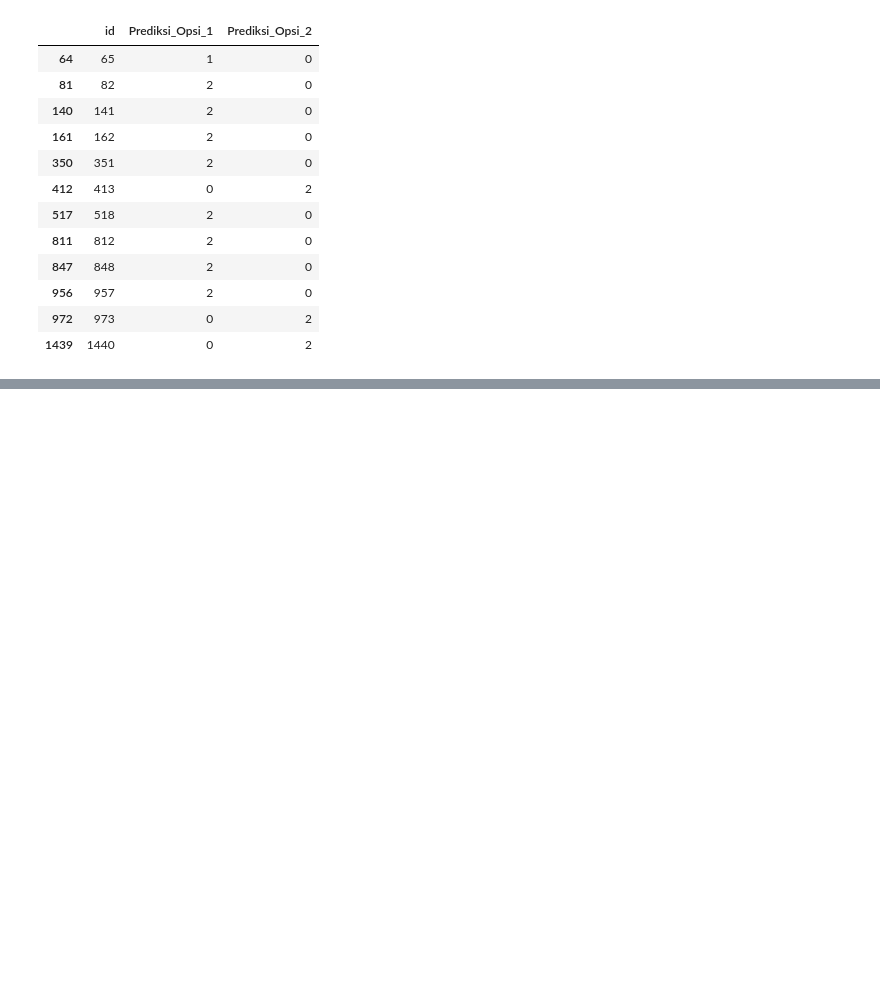
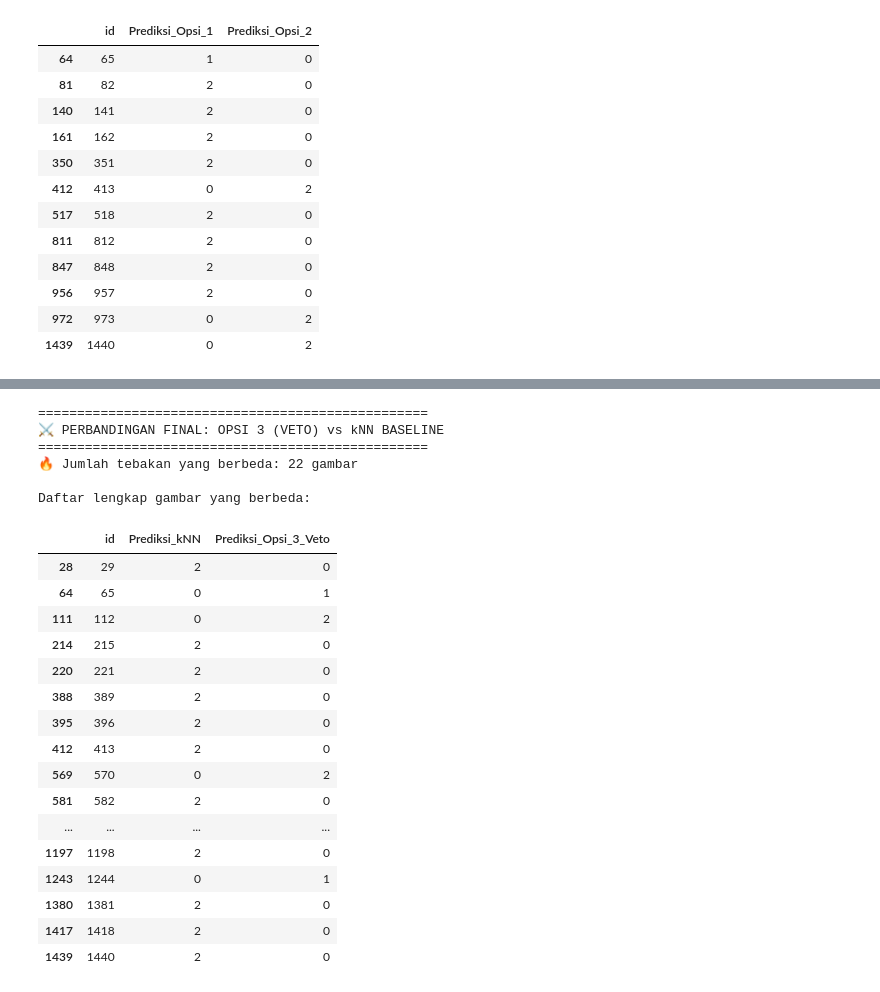
Before and after one commit to agaggigit/satria-data-bdcugm02, a Jupyter notebook: track_b/notebooks/13_last_minute.ipynb, the cells around one changed output, grey strips where cells are left out. Cells and saved outputs as stored; diff of their text form; code cells hidden in the pictures; blank space fills up the shorter version.

```diff
--- a/track_b/notebooks/13_last_minute.ipynb
+++ b/track_b/notebooks/13_last_minute.ipynb
@@ -314,0 +446,27 @@ Daftar perbedaannya (Pilih mana yang mau di-submit ke Kaggle):
+# %%
+target_ids = [112]
+
+print("🔍 MENGINTIP TINGKAT KEYAKINAN MODEL (PROBABILITAS)")
+print("========================================================\n")
+
+for tid in target_ids:
+        # Cari posisi baris ID ini di tabel
+        idx_list = knn_df.index[knn_df['id'] == tid].tolist()
+        if not idx_list:
+            print(f"⚠️ ID {tid} tidak ditemukan di Test Set!")
+            continue
+
+        idx = idx_list[0]
+
+        # Ambil probabilitasnya (kalikan 100 biar jadi Persen %)
+        p_lora = lora_probs[idx].numpy() * 100
+        p_ll = ll_probs[idx].numpy() * 100
+
+        print(f"📸 GAMBAR ID : {tid}")
+        print(f"   Tebakan kNN      : Kelas {knn_df.iloc[idx]['predicted']}")
+        print(f"   Tebakan Opsi 1   : Kelas {sub1.iloc[idx]['predicted']}")
+        print(f"   Tebakan Opsi 2   : Kelas {sub2.iloc[idx]['predicted']}")
+        print("   --------------------------------------------------")
+        print(f"   🤖 Confidence LoRA 5-Fold : [Kelas 0: {p_lora[0]:.1f}% | Kelas 1: {p_lora[1]:.1f}% | Kelas 2: {p_lora[2]:.1f}%]")
+        print(f"   🧠 Confidence Last Layer  : [Kelas 0: {p_ll[0]:.1f}% | Kelas 1: {p_ll[1]:.1f}% | Kelas 2: {p_ll[2]:.1f}%]")
+        print("========================================================\n")
@@ -314,0 +534,40 @@ Daftar perbedaannya (Pilih mana yang mau di-submit ke Kaggle):
+# %%
+diff_opsi3_knn = knn_df[knn_df['predicted'] != sub3['predicted']]
+
+print("==================================================")
+print("⚔️ PERBANDINGAN FINAL: OPSI 3 (VETO) vs kNN BASELINE")
+print("==================================================")
+print(f"🔥 Jumlah tebakan yang berbeda: {len(diff_opsi3_knn)} gambar\n")
+
+if len(diff_opsi3_knn) > 0:
+        # Bikin tabel rapi
+        comparison_3_knn = diff_opsi3_knn[['id', 'predicted']].copy()
+        comparison_3_knn = comparison_3_knn.rename(columns={'predicted': 'Prediksi_kNN'})
+        comparison_3_knn['Prediksi_Opsi_3_Veto'] = sub3.loc[diff_opsi3_knn.index, 'predicted']
+
+        print("Daftar lengkap gambar yang berbeda:")
+        display(comparison_3_knn)
+# %% [output]
+==================================================
+⚔️ PERBANDINGAN FINAL: OPSI 3 (VETO) vs kNN BASELINE
+==================================================
+🔥 Jumlah tebakan yang berbeda: 22 gambar
+
+Daftar lengkap gambar yang berbeda:
+|  | id | Prediksi_kNN | Prediksi_Opsi_3_Veto |
+| 28 | 29 | 2 | 0 |
+| 64 | 65 | 0 | 1 |
+| 111 | 112 | 0 | 2 |
+| 214 | 215 | 2 | 0 |
+| 220 | 221 | 2 | 0 |
+| 388 | 389 | 2 | 0 |
+| 395 | 396 | 2 | 0 |
+| 412 | 413 | 2 | 0 |
+| 569 | 570 | 0 | 2 |
+| 581 | 582 | 2 | 0 |
+| ... | ... | ... | ... |
+| 1197 | 1198 | 2 | 0 |
+| 1243 | 1244 | 0 | 1 |
+| 1380 | 1381 | 2 | 0 |
+| 1417 | 1418 | 2 | 0 |
+| 1439 | 1440 | 2 | 0 |
```
Also changed, not shown: parts of 6 cells of this notebook.
